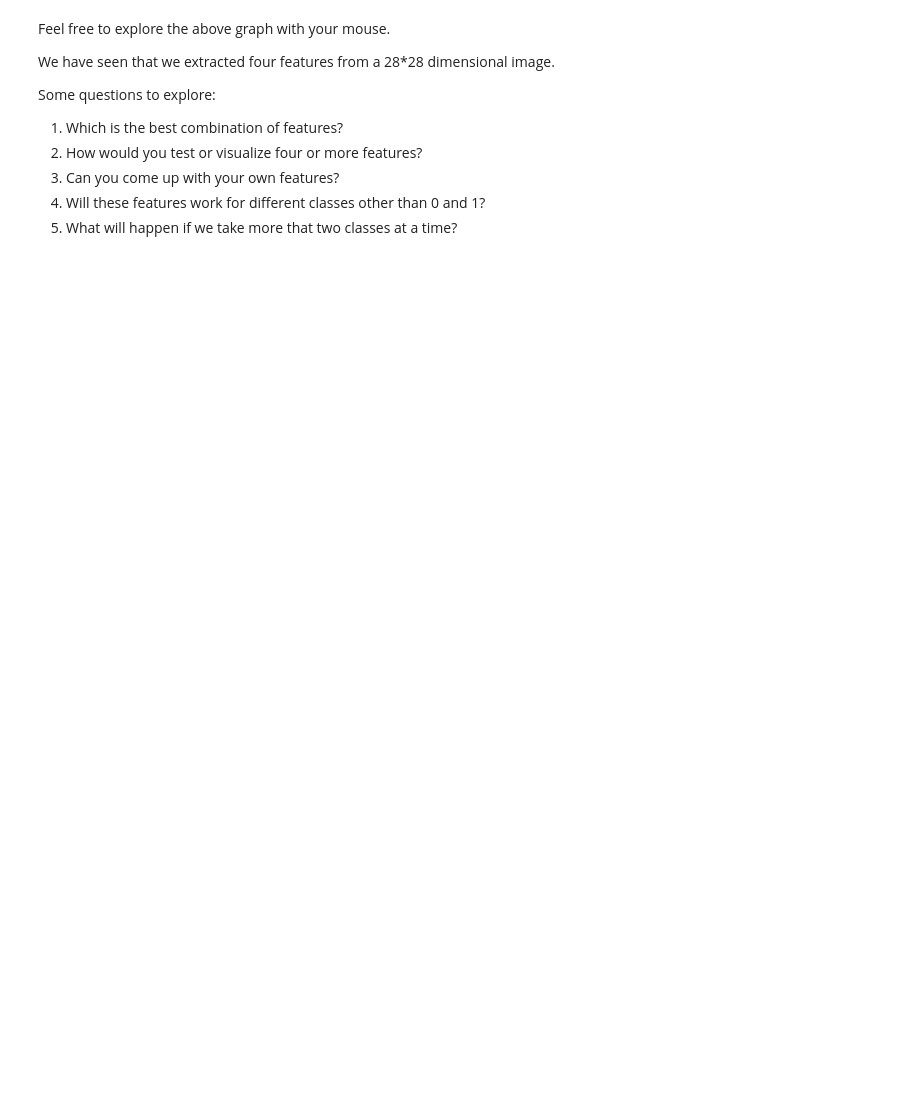
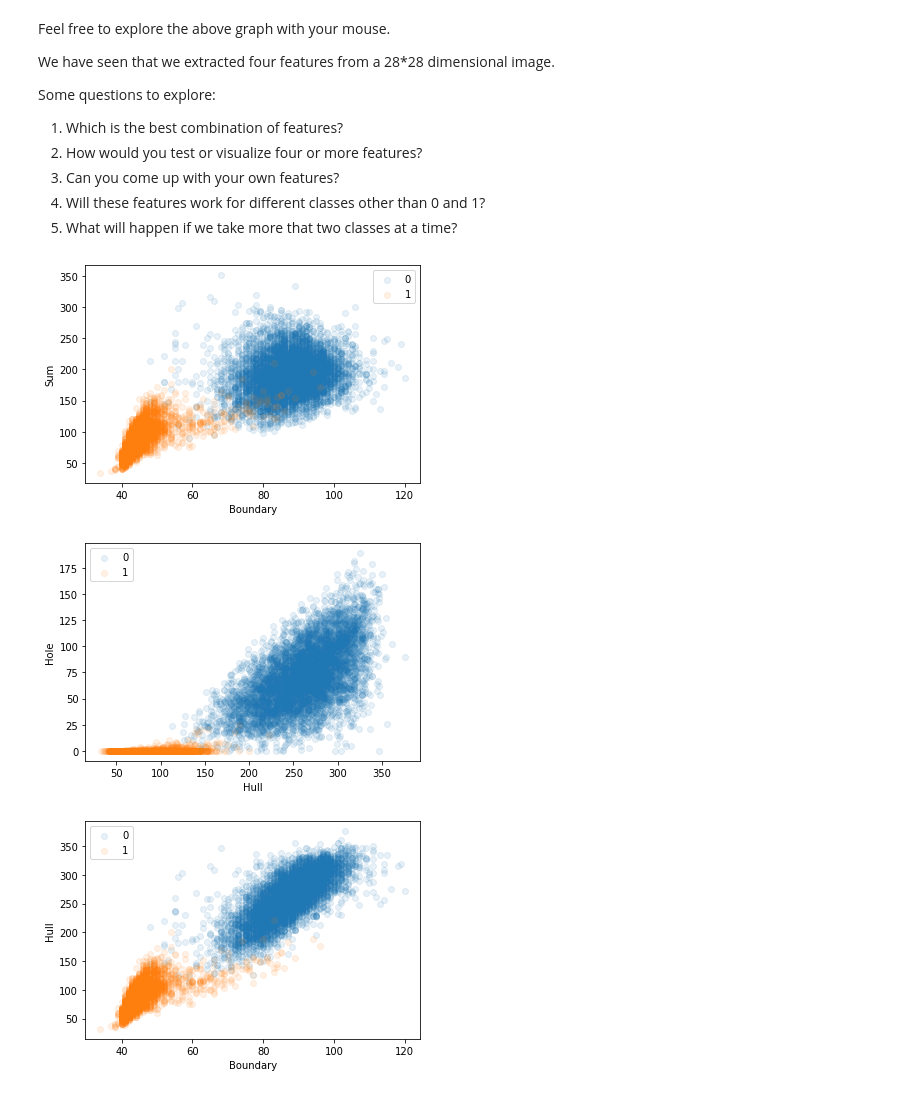
Before and after one commit to himavanth07/MachineLearning, a Jupyter notebook: Lab1_Features.ipynb, the cells around one changed output. Saved outputs shown, nothing was run; the diff lists cells and outputs as text; code cells hidden in the pictures; blank space fills up the shorter version.

```diff
--- a/Lab1_Features.ipynb
+++ b/Lab1_Features.ipynb
@@ -501,3 +508,31 @@ Some questions to explore:
 3. Can you come up with your own features?
 4. Will these features work for different classes other than 0 and 1?
 5. What will happen if we take more that two classes at a time?
+# %%
+# Sum and boundary
+plt.scatter(bound0, sum0, alpha=0.1)
+plt.scatter(bound1, sum1, alpha=0.1)
+plt.xlabel('Boundary');
+plt.ylabel('Sum');
+plt.legend(['0','1'])
+plt.show()
+
+# Hole and Hull
+plt.scatter(hull0, hole0, alpha=0.1)
+plt.scatter(hull1, hole1, alpha=0.1)
+plt.xlabel('Hull');
+plt.ylabel('Hole');
+plt.legend(['0','1'])
+plt.show()
+
+# Hull and boundary
+plt.scatter(bound0, hull0, alpha=0.1)
+plt.scatter(bound1, hull1, alpha=0.1)
+plt.xlabel('Boundary');
+plt.ylabel('Hull');
+plt.legend(['0','1'])
+plt.show()
+# %% [output]
+[figure, added]
+[figure, added]
+[figure, added]
```
Also changed, not shown: parts of 8 cells of this notebook.
